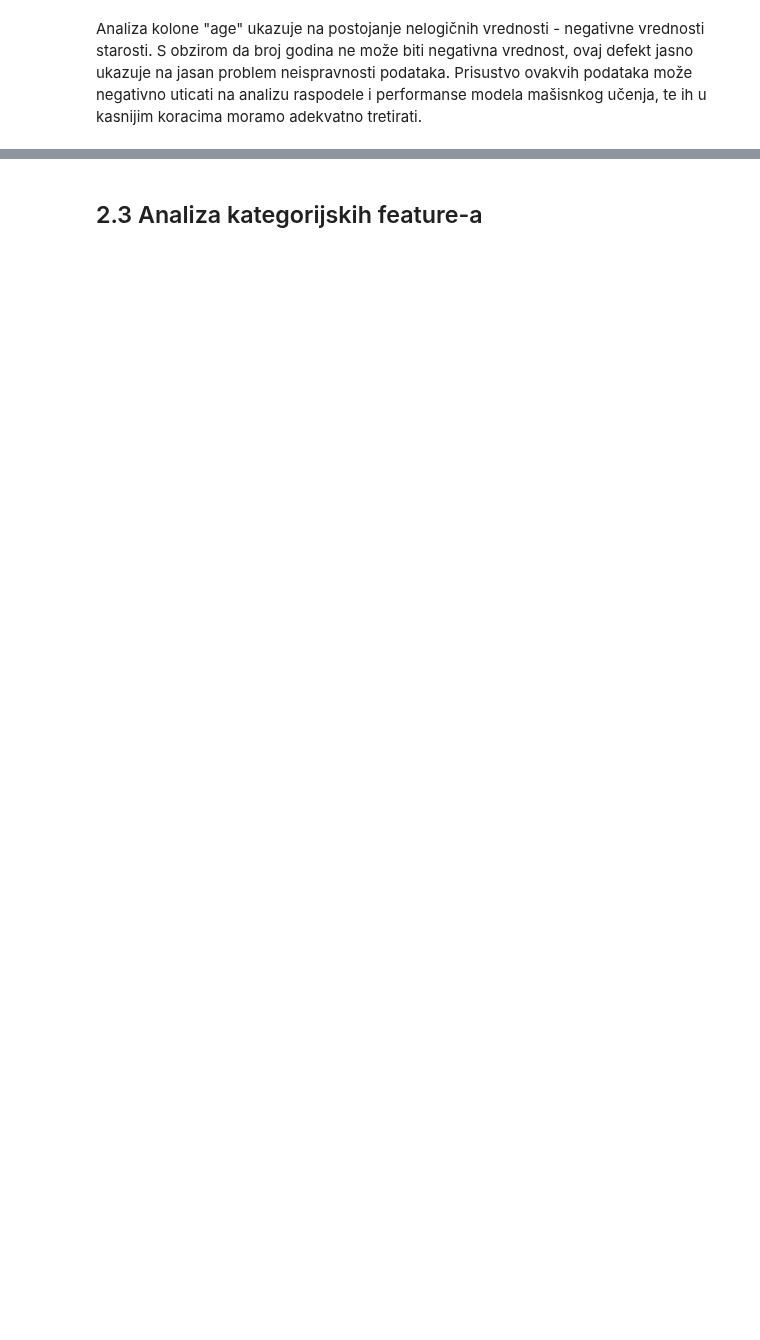
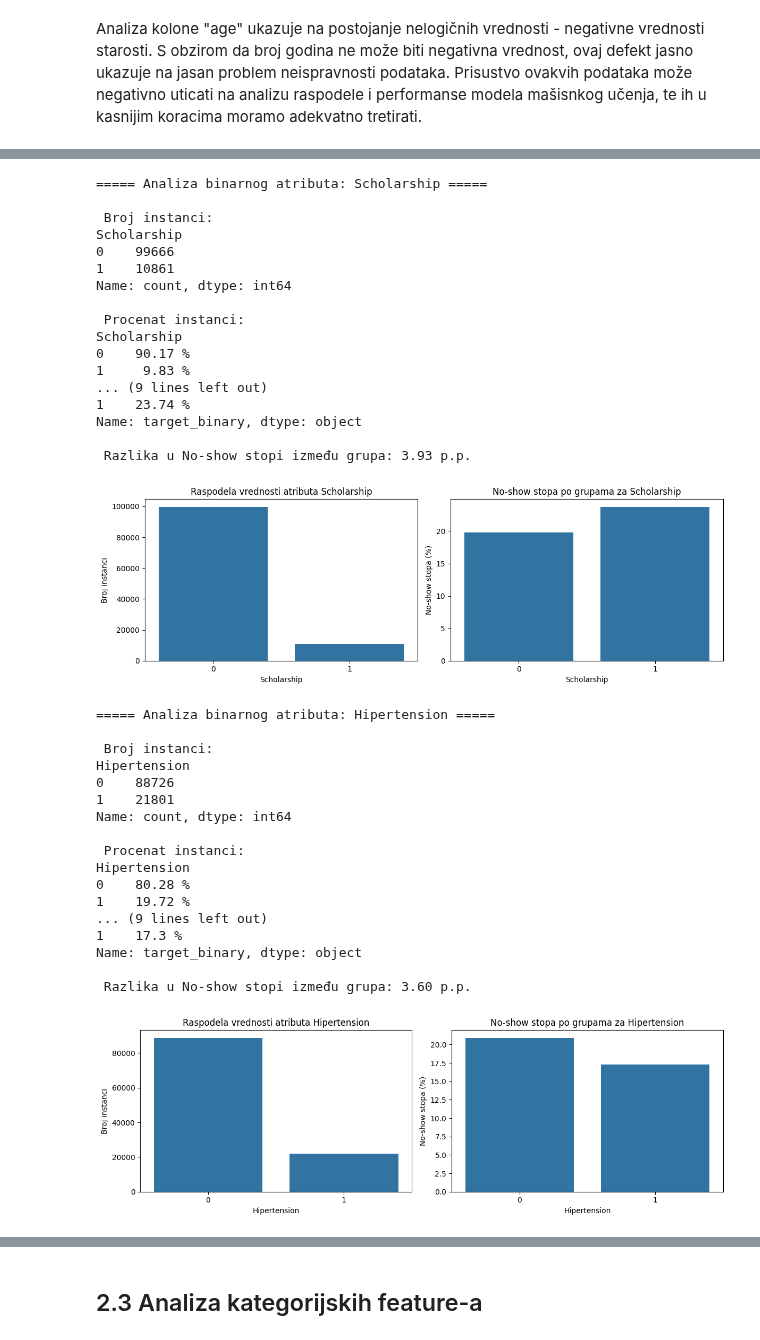
Before and after one commit to TeodoraBozic/seminarski-kvalitet-podataka, a Jupyter notebook: prakticni/kvalitetpodataka.ipynb, the cells around one changed output, grey strips where cells are left out. Cells and saved outputs as stored; diff of their text form; code cells hidden in the pictures; blank space fills up the shorter version.

```diff
--- a/prakticni/kvalitetpodataka.ipynb
+++ b/prakticni/kvalitetpodataka.ipynb
@@ -220,19 +332,0 @@ Zaključak: atribut *Age* ima dobar kvalitet u pogledu potpunosti i distribucije
-# %%
-def analyze_binary_feature(df, feature):
-    counts = df[feature].value_counts().sort_index()
-    percentages = df[feature].value_counts(normalize=True).sort_index() * 100
-    variance = df[feature].var()
-
-    print(f"\n Analiza binarnog atributa: {feature}")
-    print("Broj instanci:")
-    print(counts)
-    print("\nProcenat instanci:")
-    print(percentages.round(2).astype(str) + " %")
-    print(f"\nVarijansa: {variance:.4f}")
-
-    plt.figure(figsize=(6,4))
-    sns.barplot(x=counts.index, y=counts.values, color="steelblue", legend=False)
-    plt.title(f"Raspodela vrednosti atributa {feature}")
-    plt.xlabel(feature)
-    plt.ylabel("Broj instanci")
-    plt.show()
@@ -369,0 +394,45 @@ Za razliku od drugih binarnih atributa, *SMS_received* ne pokazuje ekstremnu neu
+# %%
+binary_results = []
+
+binary_results.append(analyze_binary_feature(df, "Scholarship"))
+binary_results.append(analyze_binary_feature(df, "Hipertension"))
+binary_results.append(analyze_binary_feature(df, "Diabetes"))
+binary_results.append(analyze_binary_feature(df, "Alcoholism"))
+binary_results.append(analyze_binary_feature(df, "SMS_received"))
+# %% [output]
+===== Analiza binarnog atributa: Scholarship =====
+
+ Broj instanci:
+Scholarship
+0    99666
+1    10861
+Name: count, dtype: int64
+
+ Procenat instanci:
+Scholarship
+0    90.17 %
+1     9.83 %
+... (9 lines left out)
+1    23.74 %
+Name: target_binary, dtype: object
+
+ Razlika u No-show stopi između grupa: 3.93 p.p.
+[figure, added]
+===== Analiza binarnog atributa: Hipertension =====
+
+ Broj instanci:
+Hipertension
+0    88726
+1    21801
+Name: count, dtype: int64
+
+ Procenat instanci:
+Hipertension
+0    80.28 %
+1    19.72 %
+... (9 lines left out)
+1    17.3 %
+Name: target_binary, dtype: object
+
+ Razlika u No-show stopi između grupa: 3.60 p.p.
+[figure, added]
```
Also changed, not shown: parts of 225 cells of this notebook, 2 other files.
